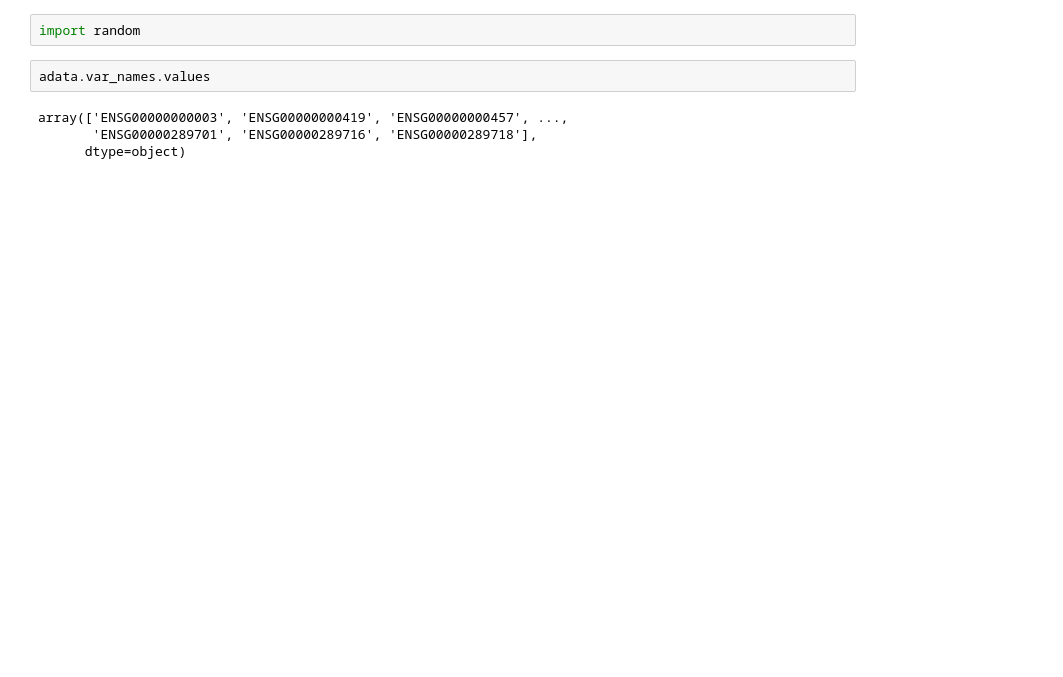
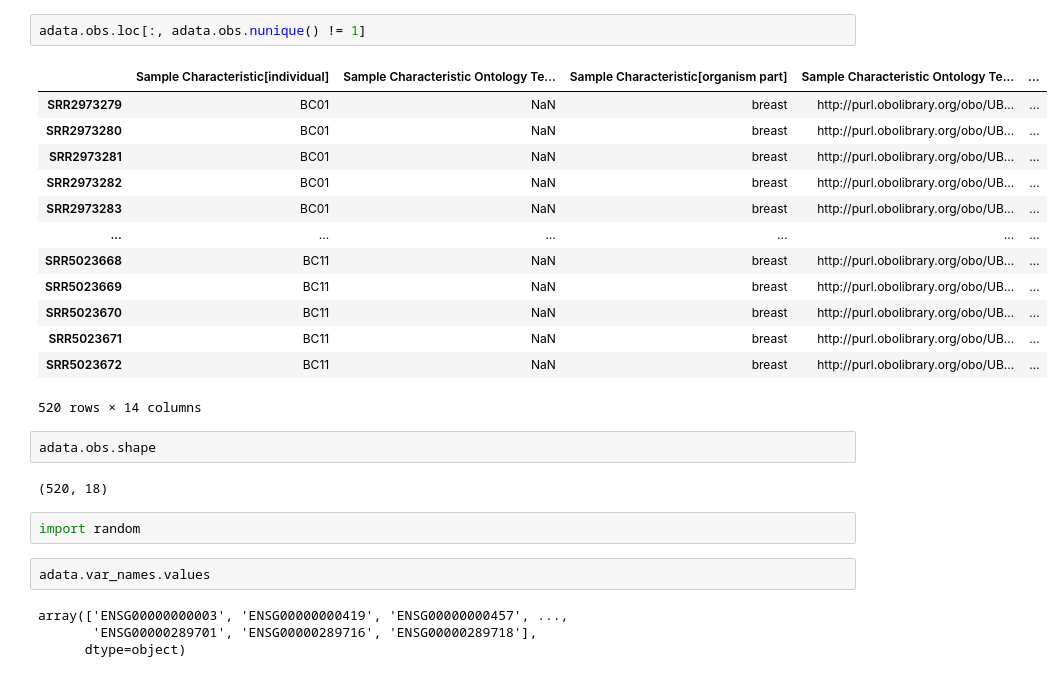
Before and after one commit to ClusterDuck123/ringity, a Jupyter notebook: notebooks/scRNAseq_example.ipynb, the cells around one changed output. Saved outputs shown, nothing was run; the diff lists cells and outputs as text; blank space fills up the shorter version.

```diff
--- a/notebooks/scRNAseq_example.ipynb
+++ b/notebooks/scRNAseq_example.ipynb
@@ -11,3 +111,23 @@ rng.ring_score(adata[:,cc_genes].X)
+# %%
+adata.obs.loc[:, adata.obs.nunique() != 1]
+# %% [output]
+|  | Sample Characteristic[individual] | Sample Characteristic Ontology Te... | Sample Characteristic[organism part] | Sample Characteristic Ontology Te... | ... |
+| SRR2973279 | BC01 | NaN | breast | http://purl.obolibrary.org/obo/UB... | ... |
+| SRR2973280 | BC01 | NaN | breast | http://purl.obolibrary.org/obo/UB... | ... |
+| SRR2973281 | BC01 | NaN | breast | http://purl.obolibrary.org/obo/UB... | ... |
+| SRR2973282 | BC01 | NaN | breast | http://purl.obolibrary.org/obo/UB... | ... |
+| SRR2973283 | BC01 | NaN | breast | http://purl.obolibrary.org/obo/UB... | ... |
+| ... | ... | ... | ... | ... | ... |
+| SRR5023668 | BC11 | NaN | breast | http://purl.obolibrary.org/obo/UB... | ... |
+| SRR5023669 | BC11 | NaN | breast | http://purl.obolibrary.org/obo/UB... | ... |
+| SRR5023670 | BC11 | NaN | breast | http://purl.obolibrary.org/obo/UB... | ... |
+| SRR5023671 | BC11 | NaN | breast | http://purl.obolibrary.org/obo/UB... | ... |
+| SRR5023672 | BC11 | NaN | breast | http://purl.obolibrary.org/obo/UB... | ... |
+520 rows × 14 columns
+# %%
+adata.obs.shape
+# %% [output]
+(520, 18)
 # %%
 import random
 # %%
```
Also changed, not shown: parts of 16 cells of this notebook, 4 other files.
